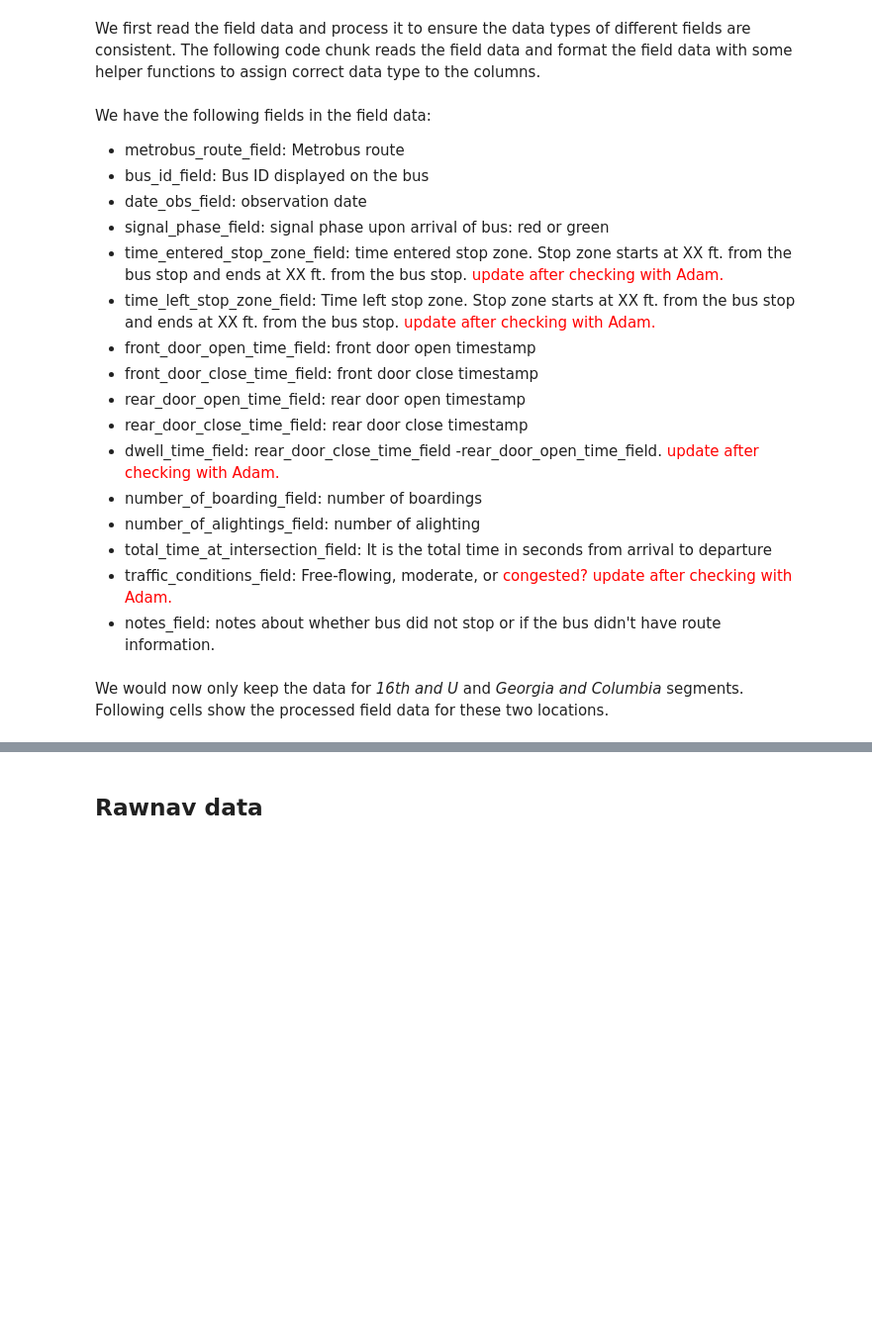
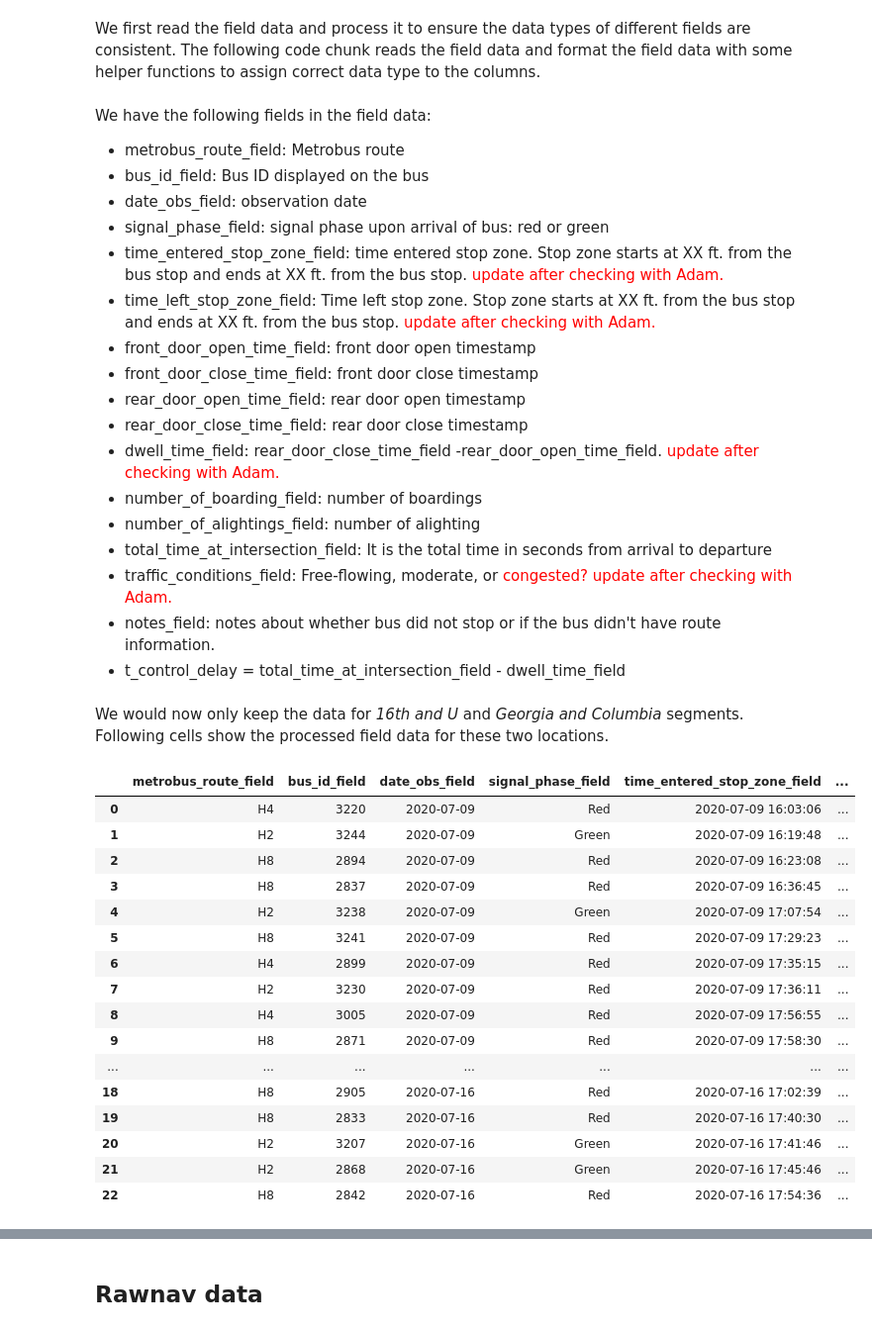
Before and after one commit to wmata-plan/WMATA_AVL, a Jupyter notebook: analysis/exploratory/03_Compare_rawnav_to_field_data.ipynb, the cells around one changed output, grey strips where cells are left out. Shown at 99% size. Cells and saved outputs as stored; diff of their text form; code cells hidden in the pictures; blank space fills up the shorter version.

```diff
--- a/analysis/exploratory/03_Compare_rawnav_to_field_data.ipynb
+++ b/analysis/exploratory/03_Compare_rawnav_to_field_data.ipynb
@@ -113,5 +119,27 @@ We have the following fields in the field data:
 - total_time_at_intersection_field: It is the total time in seconds from arrival to departure
 - traffic_conditions_field: Free-flowing, moderate, or <span style="color:red">congested? update after checking with Adam.</span>
 - notes_field: notes about whether bus did not stop or if the bus didn't have route information.
+- t_control_delay = total_time_at_intersection_field - dwell_time_field
 # %% [markdown]
 We would now only keep the data for *16th and U* and *Georgia and Columbia* segments. Following cells show the processed field data for these two locations.
+# %%
+field_qjump_irving_16th = field_dict['Irving & 16th']
+field_qjump_irving_16th
+# %% [output]
+|  | metrobus_route_field | bus_id_field | date_obs_field | signal_phase_field | time_entered_stop_zone_field | ... |
+| 0 | H4 | 3220 | 2020-07-09 | Red | 2020-07-09 16:03:06 | ... |
+| 1 | H2 | 3244 | 2020-07-09 | Green | 2020-07-09 16:19:48 | ... |
+| 2 | H8 | 2894 | 2020-07-09 | Red | 2020-07-09 16:23:08 | ... |
+| 3 | H8 | 2837 | 2020-07-09 | Red | 2020-07-09 16:36:45 | ... |
+| 4 | H2 | 3238 | 2020-07-09 | Green | 2020-07-09 17:07:54 | ... |
+| 5 | H8 | 3241 | 2020-07-09 | Red | 2020-07-09 17:29:23 | ... |
+| 6 | H4 | 2899 | 2020-07-09 | Red | 2020-07-09 17:35:15 | ... |
+| 7 | H2 | 3230 | 2020-07-09 | Red | 2020-07-09 17:36:11 | ... |
+| 8 | H4 | 3005 | 2020-07-09 | Red | 2020-07-09 17:56:55 | ... |
+| 9 | H8 | 2871 | 2020-07-09 | Red | 2020-07-09 17:58:30 | ... |
+| ... | ... | ... | ... | ... | ... | ... |
+| 18 | H8 | 2905 | 2020-07-16 | Red | 2020-07-16 17:02:39 | ... |
+| 19 | H8 | 2833 | 2020-07-16 | Red | 2020-07-16 17:40:30 | ... |
+| 20 | H2 | 3207 | 2020-07-16 | Green | 2020-07-16 17:41:46 | ... |
+| 21 | H2 | 2868 | 2020-07-16 | Green | 2020-07-16 17:45:46 | ... |
+| 22 | H8 | 2842 | 2020-07-16 | Red | 2020-07-16 17:54:36 | ... |
```
Also changed, not shown: parts of 30 cells of this notebook, 4 other files.
